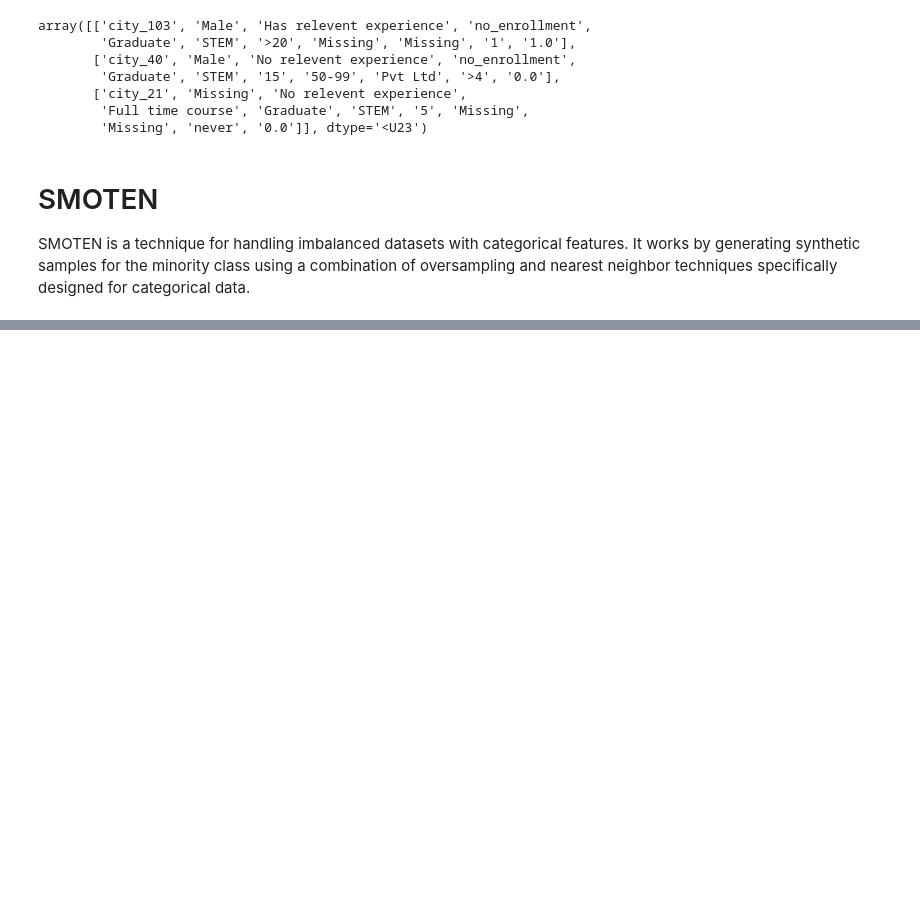
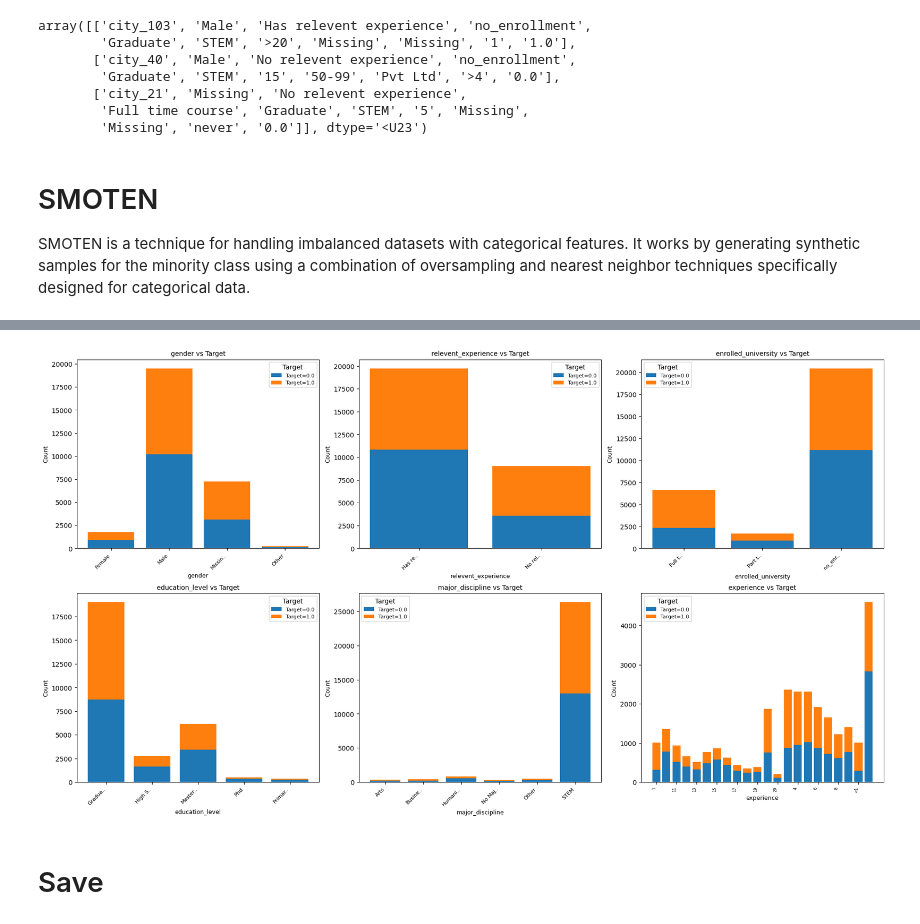
Before and after one commit to ThuongHong/lab2_ds, a Jupyter notebook: notebooks/02_preprocessing.ipynb, the cells around one changed output, grey strips where cells are left out. Cells and saved outputs as stored; diff of their text form; code cells hidden in the pictures; blank space fills up the shorter version.

```diff
--- a/notebooks/02_preprocessing.ipynb
+++ b/notebooks/02_preprocessing.ipynb
@@ -104,0 +133,34 @@ SMOTEN is a technique for handling imbalanced datasets with categorical features
+# %%
+cat_data = X_train[
+    :,
+    [
+        data_header.index(col)
+        for col in [
+            "gender",
+            "relevent_experience",
+            "enrolled_university",
+            "education_level",
+            "major_discipline",
+            "experience",
+        ]
+    ],
+]
+target_data = y_train
+cat_col_names = [
+    "gender",
+    "relevent_experience",
+    "enrolled_university",
+    "education_level",
+    "major_discipline",
+    "experience",
+]
+
+EDAPlotter.plot_categorical_vs_target(
+    cat_data=cat_data,
+    target_data=target_data,
+    cat_col_names=cat_col_names,
+)
+# %% [output]
+[figure, added]
+# %% [markdown]
+# Save
```
Also changed, not shown: parts of 14 cells of this notebook, 2 other files.
